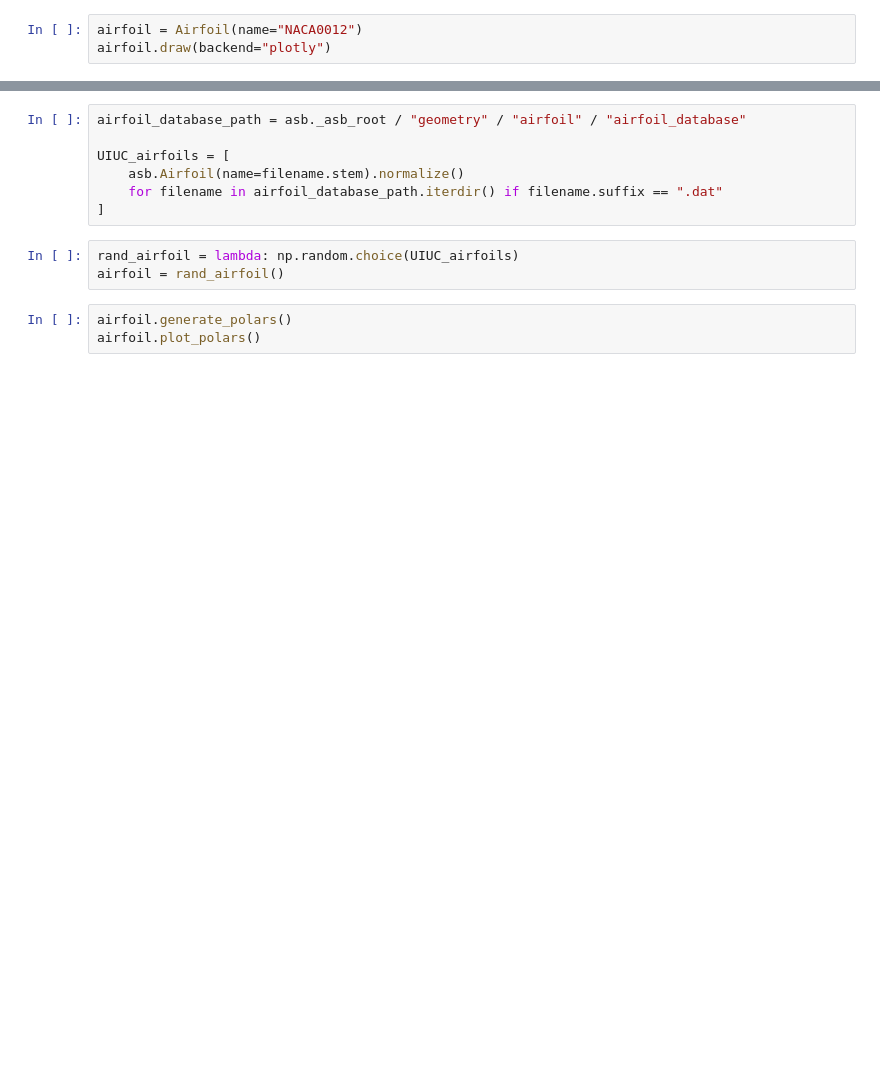
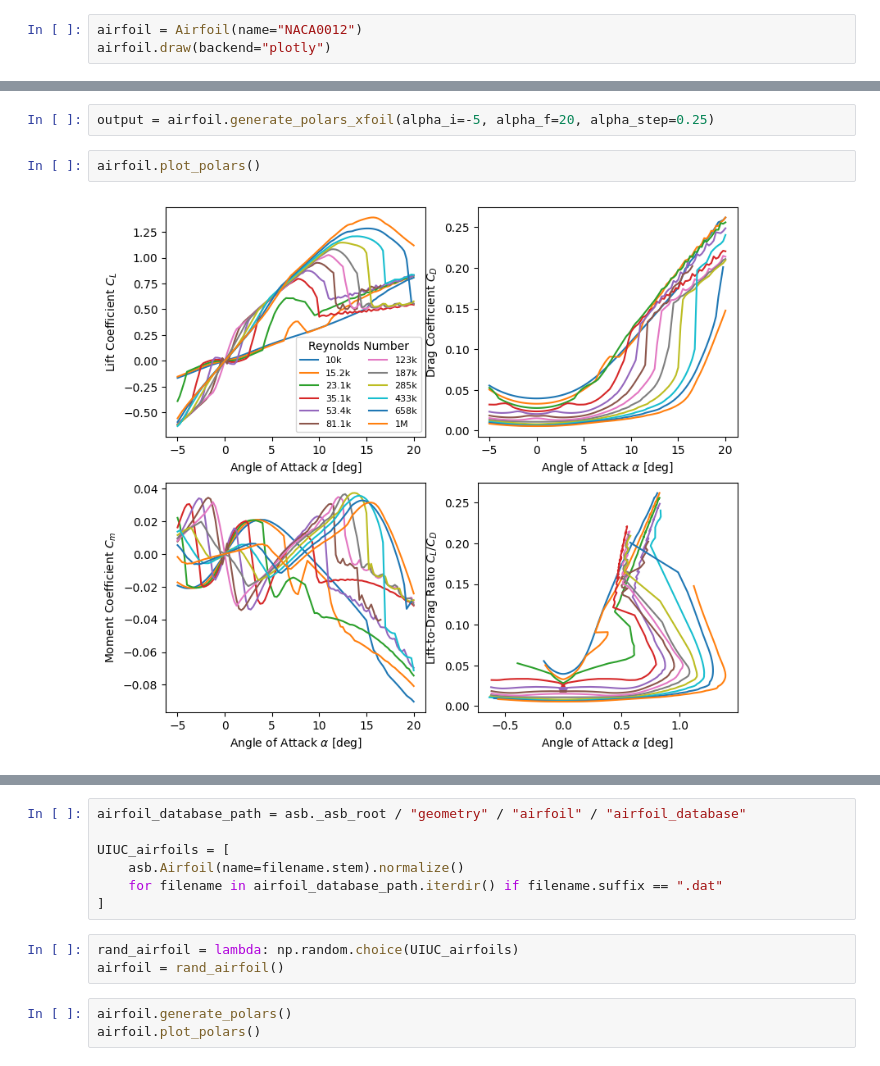
Before and after one commit to matsouto/Generative_airfoil_models, a Jupyter notebook: sketch.ipynb, the cells around one changed output, grey strips where cells are left out. Cells and saved outputs as stored; diff of their text form; blank space fills up the shorter version.

Commit message:
airfoil polars plotting method

```diff
--- a/sketch.ipynb
+++ b/sketch.ipynb
@@ -69,2 +35,8 @@ ModuleNotFoundError: No module named 'airfoil'
+# %%
+output = airfoil.generate_polars_xfoil(alpha_i=-5, alpha_f=20, alpha_step=0.25)
+# %%
+airfoil.plot_polars()
+# %% [output]
+[figure, added]
 # %%
 type(airfoil.coordinates)
```
Also changed, not shown: parts of 6 cells of this notebook, 2 other files.
